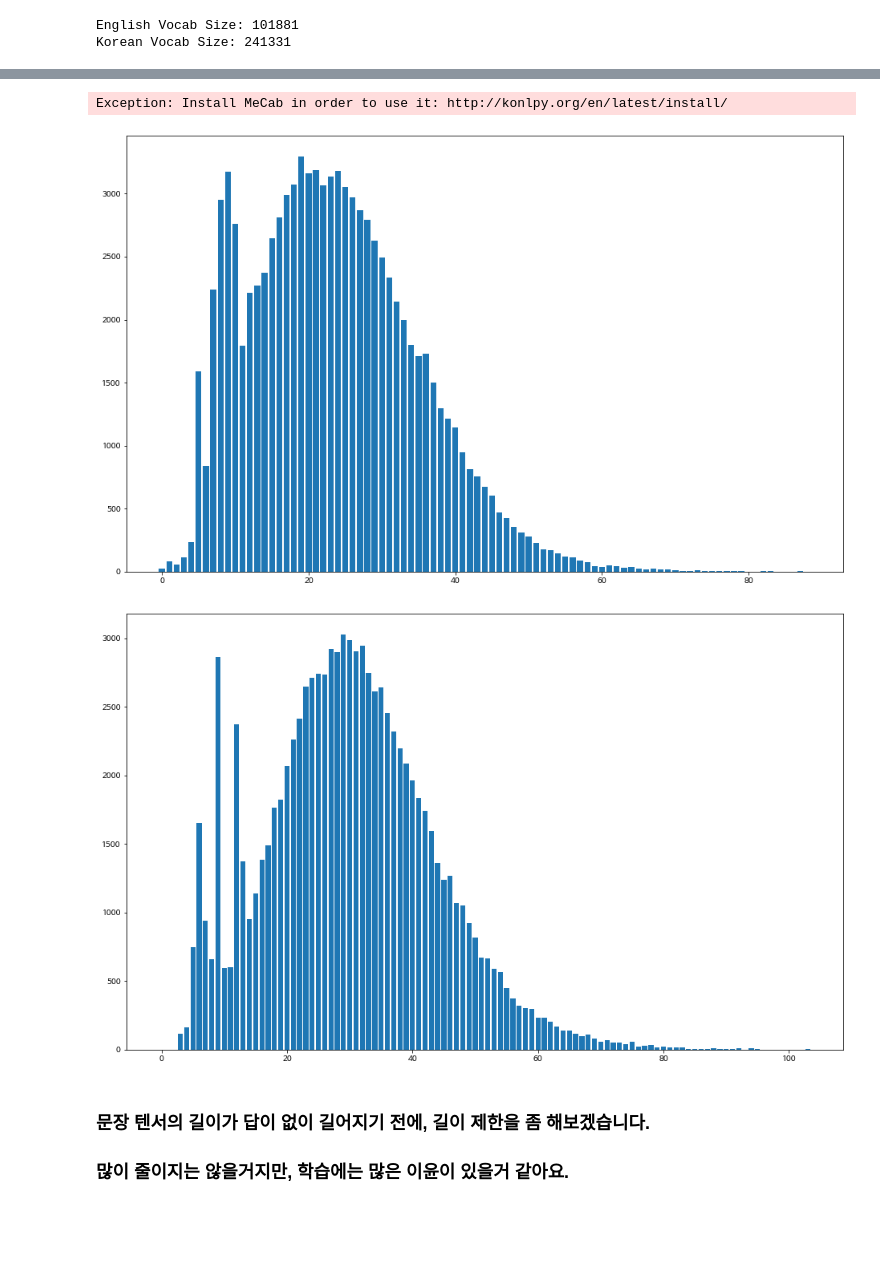
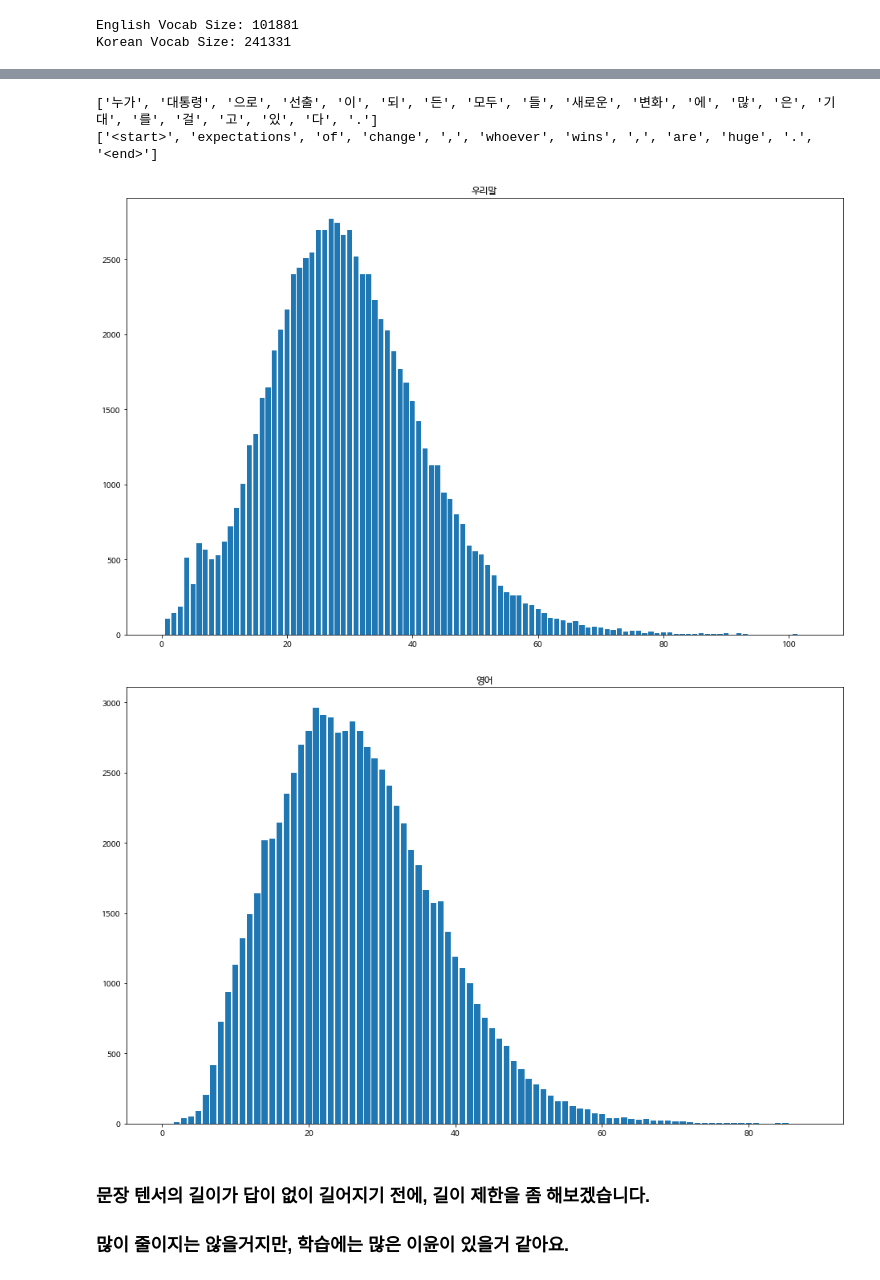
Before and after one commit to SunCreation/aiffel, a Jupyter notebook: Working/NLP/lang_translator/[GD-08].ipynb, the cells around one changed output, grey strips where cells are left out. Cells and saved outputs as stored; diff of their text form; code cells hidden in the pictures; blank space fills up the shorter version.

```diff
--- a/Working/NLP/lang_translator/[GD-08].ipynb
+++ b/Working/NLP/lang_translator/[GD-08].ipynb
@@ -77,9 +111,6 @@ print(tf.__version__)
 # %%
-now_path = "aiffel/Data/kor_en/"
-path_to_enfile = "data/kor_en/korean-english-park.train.en"
-path_to_kofile = "data/kor_en/korean-english-park.train.ko"
-path_to_enfile = now_path + path_to_enfile
-path_to_kofile = now_path + path_to_kofile
+path_to_enfile = "korean-english-park.train.en"
+path_to_kofile = "korean-english-park.train.ko"
 # %%
 with open(path_to_enfile, "r") as f:
     en_raw = f.read().splitlines()
@@ -131,3 +163,5 @@ print("Korean:", ko_raw[100])
 # %% [output]
 English: Gates, who opened the 23rd annual Comdex trade show, said there was a negative perception of high tech following the collapse of the tech bubble about two years ago.
 Korean: 제 23차 연례 컴덱스 박람회의 개회사를 한 케이츠는 2년여전 기술 산업의 거품이 붕괴된 이후에 첨단 기술에 대해 부정적인 인식이 있다고 말했다.
+# %%
+en_raw, ko_raw = zip(*set(zip(en_raw,ko_raw)))
@@ -181,6 +209,7 @@ You should consider upgrading via the '/opt/conda/bin/python3 -m pip install --u
 Done.
 # %%
 from konlpy.tag import Mecab
+from tqdm import tqdm
 
 mecab = Mecab()
 
@@ -190,14 +219,15 @@ dec_corpus = []
 num_examples = len(en_raw)
 
 
-for i in range(num_examples):
-    enc_corpus.append(mecab.morphs(preprocess_sentence(en_raw[i])))
-    dec_corpus.append(["<start>"]+mecab.morphs(preprocess_sentence(ko_raw[i]))+["<end>"])
+for i in tqdm(range(num_examples)):
+    enc_corpus.append(mecab.morphs(preprocess_sentence(ko_raw[i])))
+    dec_corpus.append(["<start>"]+mecab.morphs(preprocess_sentence(en_raw[i]))+["<end>"])
 
 print(enc_corpus[100])
 print(dec_corpus[100])
 # %% [output]
-Exception: Install MeCab in order to use it: http://konlpy.org/en/latest/install/
+['누가', '대통령', '으로', '선출', '이', '되', '든', '모두', '들', '새로운', '변화', '에', '많', '은', '기대', '를', '걸', '고', '있', '다', '.']
+['<start>', 'expectations', 'of', 'change', ',', 'whoever', 'wins', ',', 'are', 'huge', '.', '<end>']
 # %%
 def num_of_word(corpus):
     length_sen = [0]*len(corpus)
@@ -207,17 +237,19 @@ def num_of_word(corpus):
 
 from collections import Counter
 
-def make_graph(length_sen):
+def make_graph(length_sen,title=None):
     num_num = Counter(length_sen)
     plt.figure(figsize=(16,10))
+    if title:
+        plt.title(title)
     plt.bar(range(len(num_num)),[num_num[i] for i in range(len(num_num))],)
     plt.show()
 # %%
-make_graph(num_of_word(enc_corpus))
-make_graph(num_of_word(dec_corpus))
+make_graph(num_of_word(enc_corpus),"우리말")
+make_graph(num_of_word(dec_corpus),"영어")
 # %% [output]
-[figure, old version]
+[figure, new version]
-[figure, old version]
+[figure, new version]
 # %% [markdown]
 ### 문장 텐서의 길이가 답이 없이 길어지기 전에, 길이 제한을 좀 해보겠습니다.
 ### 많이 줄이지는 않을거지만, 학습에는 많은 이윤이 있을거 같아요.
```
Also changed, not shown: parts of 31 cells of this notebook.
